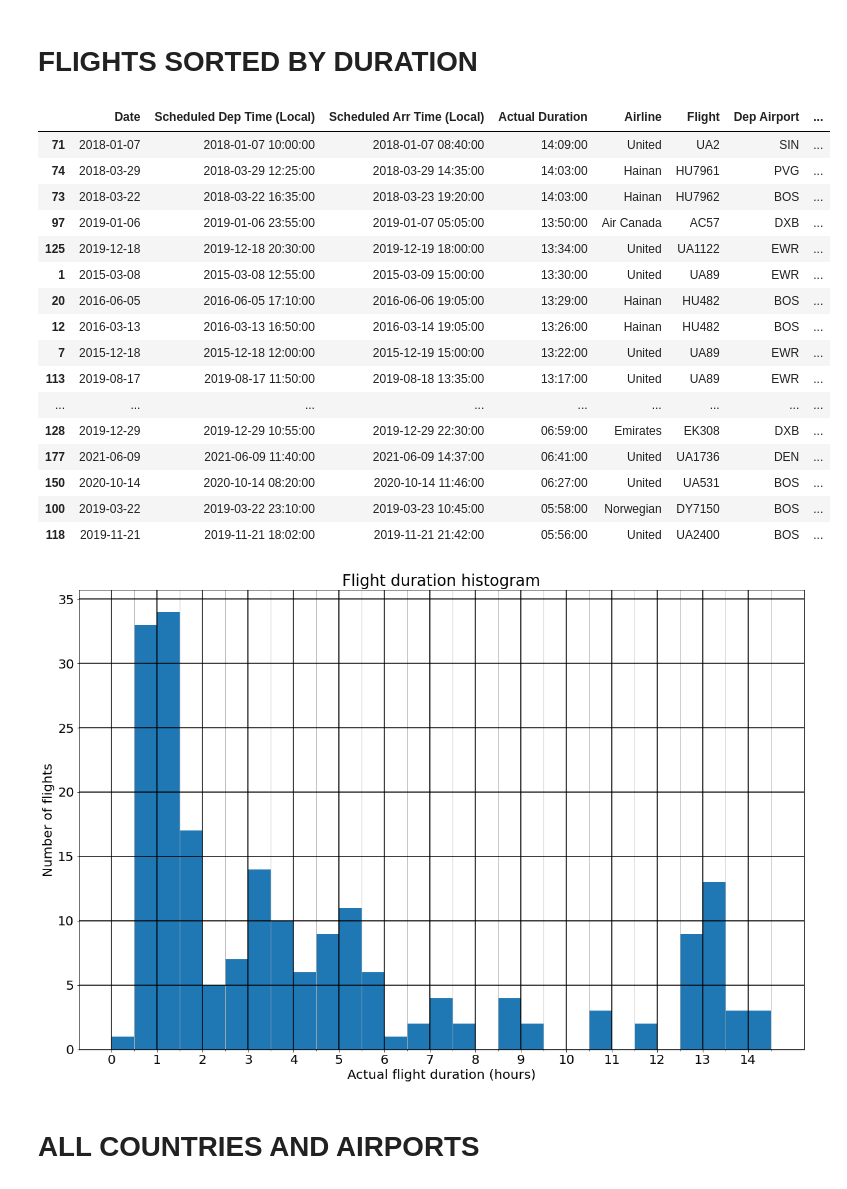
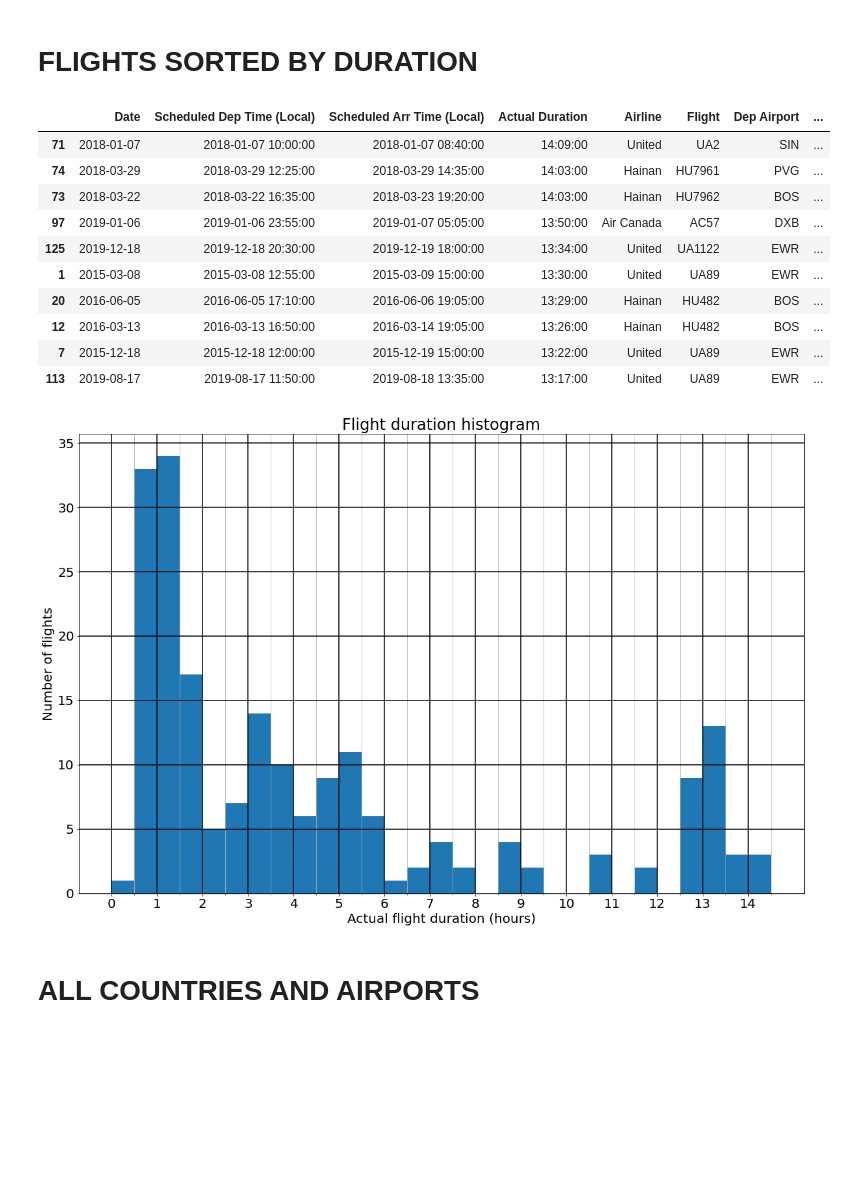
Before and after one commit to picrazy2/picrazy2.github.io, a Jupyter notebook: flightlog/flight log.ipynb, the cells around one changed output. Drawn from its saved outputs; the diff is of its cells as text; code cells hidden in the pictures; blank space fills up the shorter version.

```diff
--- a/flightlog/flight log.ipynb
+++ b/flightlog/flight log.ipynb
@@ -191,36 +174,30 @@ df.sort_values(['Distance'], ascending=True).head(10)[important_cols]
 # %%
 fig, ax = plt.subplots(1, 1, figsize=(20,13))
 bins = list(range(0, math.ceil(df['Duration'].max()/30)*30+30, 30))
 ax.hist(df['Duration'], bins=bins)
 ax.set_xticks(bins, minor=True)
 ax.set_xticks([b for i, b in enumerate(bins) if i%2 == 0])
 ax.set_xticklabels([b//60 for i, b in enumerate(bins) if i%2 == 0])
 ax.grid(which='major', linewidth=1.5, color='black')
 ax.grid(which='minor', axis='both')
 ax.set_xlabel('Actual flight duration (hours)')
 ax.set_ylabel('Number of flights')
 ax.set_title('Flight duration histogram')
 plt.savefig('figures/duration_hist.jpg', bbox_inches='tight')
 
-df.sort_values(['Duration'], ascending=False).head(50)[important_cols]
+df.sort_values(['Duration'], ascending=False).head(10)[important_cols]
 # %% [output]
 |  | Date | Scheduled Dep Time (Local) | Scheduled Arr Time (Local) | Actual Duration | Airline | Flight | Dep Airport | ... |
 | 71 | 2018-01-07 | 2018-01-07 10:00:00 | 2018-01-07 08:40:00 | 14:09:00 | United | UA2 | SIN | ... |
 | 74 | 2018-03-29 | 2018-03-29 12:25:00 | 2018-03-29 14:35:00 | 14:03:00 | Hainan | HU7961 | PVG | ... |
 | 73 | 2018-03-22 | 2018-03-22 16:35:00 | 2018-03-23 19:20:00 | 14:03:00 | Hainan | HU7962 | BOS | ... |
 | 97 | 2019-01-06 | 2019-01-06 23:55:00 | 2019-01-07 05:05:00 | 13:50:00 | Air Canada | AC57 | DXB | ... |
 | 125 | 2019-12-18 | 2019-12-18 20:30:00 | 2019-12-19 18:00:00 | 13:34:00 | United | UA1122 | EWR | ... |
 | 1 | 2015-03-08 | 2015-03-08 12:55:00 | 2015-03-09 15:00:00 | 13:30:00 | United | UA89 | EWR | ... |
 | 20 | 2016-06-05 | 2016-06-05 17:10:00 | 2016-06-06 19:05:00 | 13:29:00 | Hainan | HU482 | BOS | ... |
 | 12 | 2016-03-13 | 2016-03-13 16:50:00 | 2016-03-14 19:05:00 | 13:26:00 | Hainan | HU482 | BOS | ... |
 | 7 | 2015-12-18 | 2015-12-18 12:00:00 | 2015-12-19 15:00:00 | 13:22:00 | United | UA89 | EWR | ... |
 | 113 | 2019-08-17 | 2019-08-17 11:50:00 | 2019-08-18 13:35:00 | 13:17:00 | United | UA89 | EWR | ... |
-| ... | ... | ... | ... | ... | ... | ... | ... | ... |
-| 128 | 2019-12-29 | 2019-12-29 10:55:00 | 2019-12-29 22:30:00 | 06:59:00 | Emirates | EK308 | DXB | ... |
-| 177 | 2021-06-09 | 2021-06-09 11:40:00 | 2021-06-09 14:37:00 | 06:41:00 | United | UA1736 | DEN | ... |
-| 150 | 2020-10-14 | 2020-10-14 08:20:00 | 2020-10-14 11:46:00 | 06:27:00 | United | UA531 | BOS | ... |
-| 100 | 2019-03-22 | 2019-03-22 23:10:00 | 2019-03-23 10:45:00 | 05:58:00 | Norwegian | DY7150 | BOS | ... |
-| 118 | 2019-11-21 | 2019-11-21 18:02:00 | 2019-11-21 21:42:00 | 05:56:00 | United | UA2400 | BOS | ... |
 [figure]
 # %% [markdown]
 # ALL COUNTRIES AND AIRPORTS
```
Also changed, not shown: parts of 3 cells of this notebook, 3 other files.
